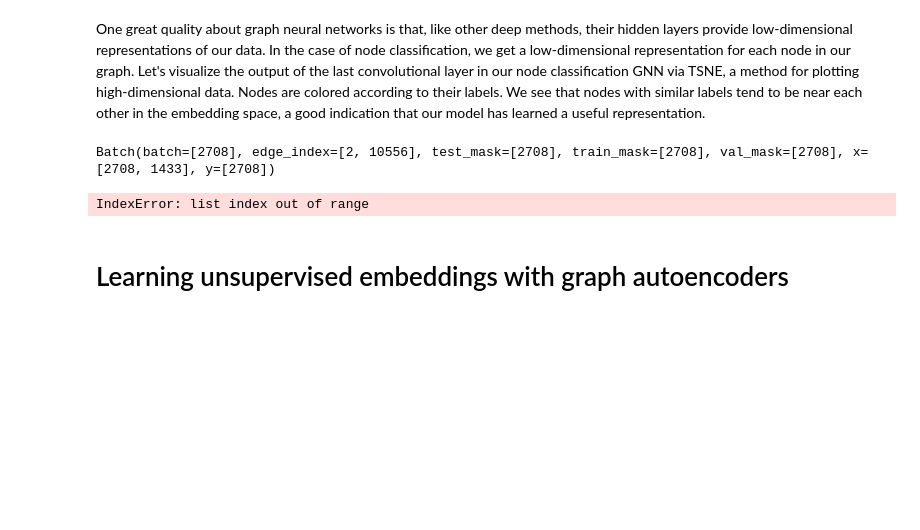
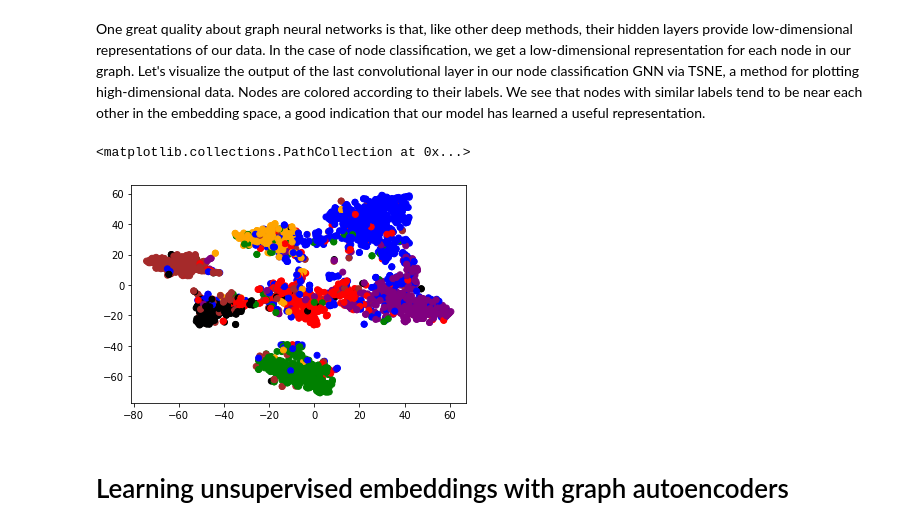
Before and after one commit to KonstantinKlepikov/cs224w-homwork, a Jupyter notebook: Graph_Neural_Networks.ipynb, the cells around one changed output. Cells and saved outputs as stored; diff of their text form; code cells hidden in the pictures; blank space fills up the shorter version.

```diff
--- a/Graph_Neural_Networks.ipynb
+++ b/Graph_Neural_Networks.ipynb
@@ -474,23 +474,22 @@ Epoch 190. Loss: 0.0063. Test accuracy: 0.7610
 # %% [markdown]
 One great quality about graph neural networks is that, like other deep methods, their hidden layers provide low-dimensional representations of our data. In the case of node classification, we get a low-dimensional representation for each node in our graph. Let's visualize the output of the last convolutional layer in our node classification GNN via TSNE, a method for plotting high-dimensional data. Nodes are colored according to their labels. We see that nodes with similar labels tend to be near each other in the embedding space, a good indication that our model has learned a useful representation.
 # %%
-color_list = ["red", "orange", "green", "blue", "purple", "brown"]
+color_list = ["red", "orange", "green", "blue", "purple", "brown", "black"]
 
 loader = DataLoader(dataset, batch_size=64, shuffle=True)
 embs = []
 colors = []
 for batch in loader:
     emb, pred = model(batch)
     embs.append(emb)
-    print(batch)
     colors += [color_list[y] for y in batch.y]
 embs = torch.cat(embs, dim=0)
 
 xs, ys = zip(*TSNE().fit_transform(embs.detach().numpy()))
 plt.scatter(xs, ys, color=colors)
 # %% [output]
-Batch(batch=[2708], edge_index=[2, 10556], test_mask=[2708], train_mask=[2708], val_mask=[2708], x=[2708, 1433], y=[2708])
+<matplotlib.collections.PathCollection at 0x...>
-IndexError: list index out of range
+[figure, added]
 # %% [markdown]
 # Learning unsupervised embeddings with graph autoencoders
 # %% [markdown]
```
Also changed, not shown: parts of 1 cell of this notebook.
